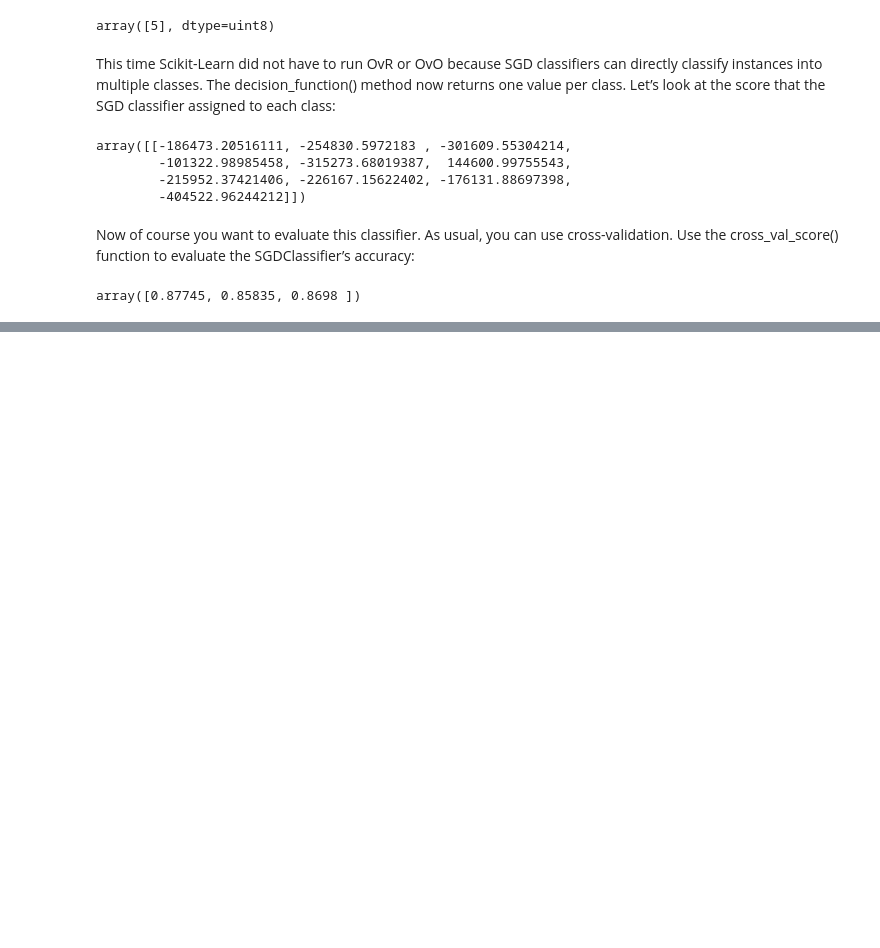
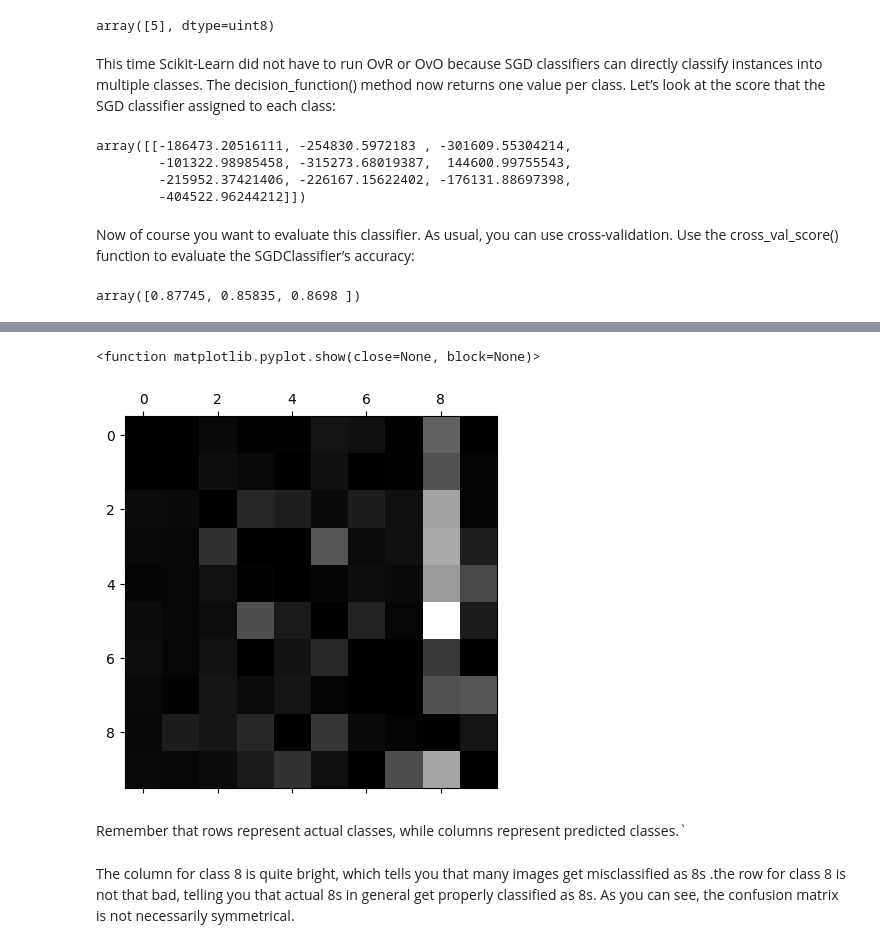
Before and after one commit to kshitijgupta-sudo/Machine_Learning, a Jupyter notebook: classification.ipynb, the cells around one changed output, grey strips where cells are left out. Drawn from its saved outputs; the diff is of its cells as text; code cells hidden in the pictures; blank space fills up the shorter version.

```diff
--- a/classification.ipynb
+++ b/classification.ipynb
@@ -492,0 +536,3 @@ cross_val_score(sgd_clf, X_train_scaled, y_train, cv=3, scoring="accuracy")
+# %%
+row_sums = conf_mx.sum(axis = 1 , keepdims = True)
+norm_conf_mx = conf_mx/row_sums
@@ -492,0 +559,15 @@ cross_val_score(sgd_clf, X_train_scaled, y_train, cv=3, scoring="accuracy")
+# %%
+#Fill the diagonal with zeros to keep only the errors, and plot the result:
+np.fill_diagonal(norm_conf_mx , 0)
+plt.matshow(norm_conf_mx , cmap =plt.cm.gray)
+plt.show
+# %% [output]
+<function matplotlib.pyplot.show(close=None, block=None)>
+[figure, added]
+# %% [markdown]
+Remember that rows represent
+actual classes, while columns represent predicted classes.`
+# %% [markdown]
+The column for class
+8 is quite bright, which tells you that many images get misclassified as 8s .the row for class 8 is not that bad, telling you that actual 8s in general get properly
+classified as 8s. As you can see, the confusion matrix is not necessarily symmetrical.
```
Also changed, not shown: parts of 18 cells of this notebook.
